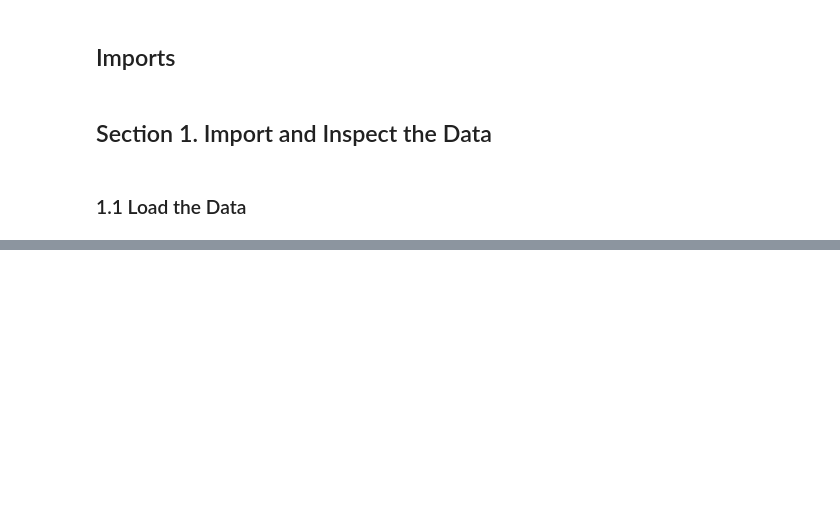
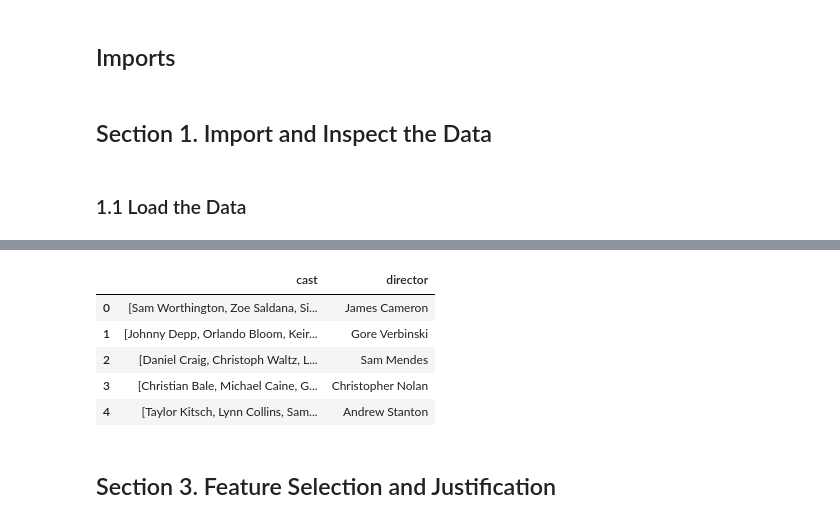
Before and after one commit to DMill31/capstone-project, a Jupyter notebook: miller_capstone.ipynb, the cells around one changed output, grey strips where cells are left out. Saved outputs shown, nothing was run; the diff lists cells and outputs as text; code cells hidden in the pictures; blank space fills up the shorter version.

```diff
--- a/miller_capstone.ipynb
+++ b/miller_capstone.ipynb
@@ -61,0 +260,32 @@ Index(['budget', 'genres', 'homepage', 'id', 'keywords', 'original_language',
+# %%
+# Parse cast and crew
+df['cast'] = df['cast'].apply(json.loads)
+df['crew'] = df['crew'].apply(json.loads)
+
+# Extract the top cast members
+def get_top_cast(cast_list, top_n=3):
+    return [person["name"] for person in cast_list[:top_n]]
+
+df['cast'] = df['cast'].apply(get_top_cast)
+
+# Extract directors from crew
+def get_director(crew_list):
+    for person in crew_list:
+        if person["job"] == "Director":
+            return person["name"]
+    return None
+
+df['director'] = df['crew'].apply(get_director)
+
+# Drop the original crew column
+df = df.drop(columns=['crew'])
+
+# Display the first few rows of the cast and director columns
+df[['cast', 'director']].head()
+# %% [output]
+|  | cast | director |
+| 0 | [Sam Worthington, Zoe Saldana, Si... | James Cameron |
+| 1 | [Johnny Depp, Orlando Bloom, Keir... | Gore Verbinski |
+| 2 | [Daniel Craig, Christoph Waltz, L... | Sam Mendes |
+| 3 | [Christian Bale, Michael Caine, G... | Christopher Nolan |
+| 4 | [Taylor Kitsch, Lynn Collins, Sam... | Andrew Stanton |
@@ -61,0 +384,2 @@ Index(['budget', 'genres', 'homepage', 'id', 'keywords', 'original_language',
+# %% [markdown]
+## Section 3. Feature Selection and Justification
```
Also changed, not shown: parts of 27 cells of this notebook.
